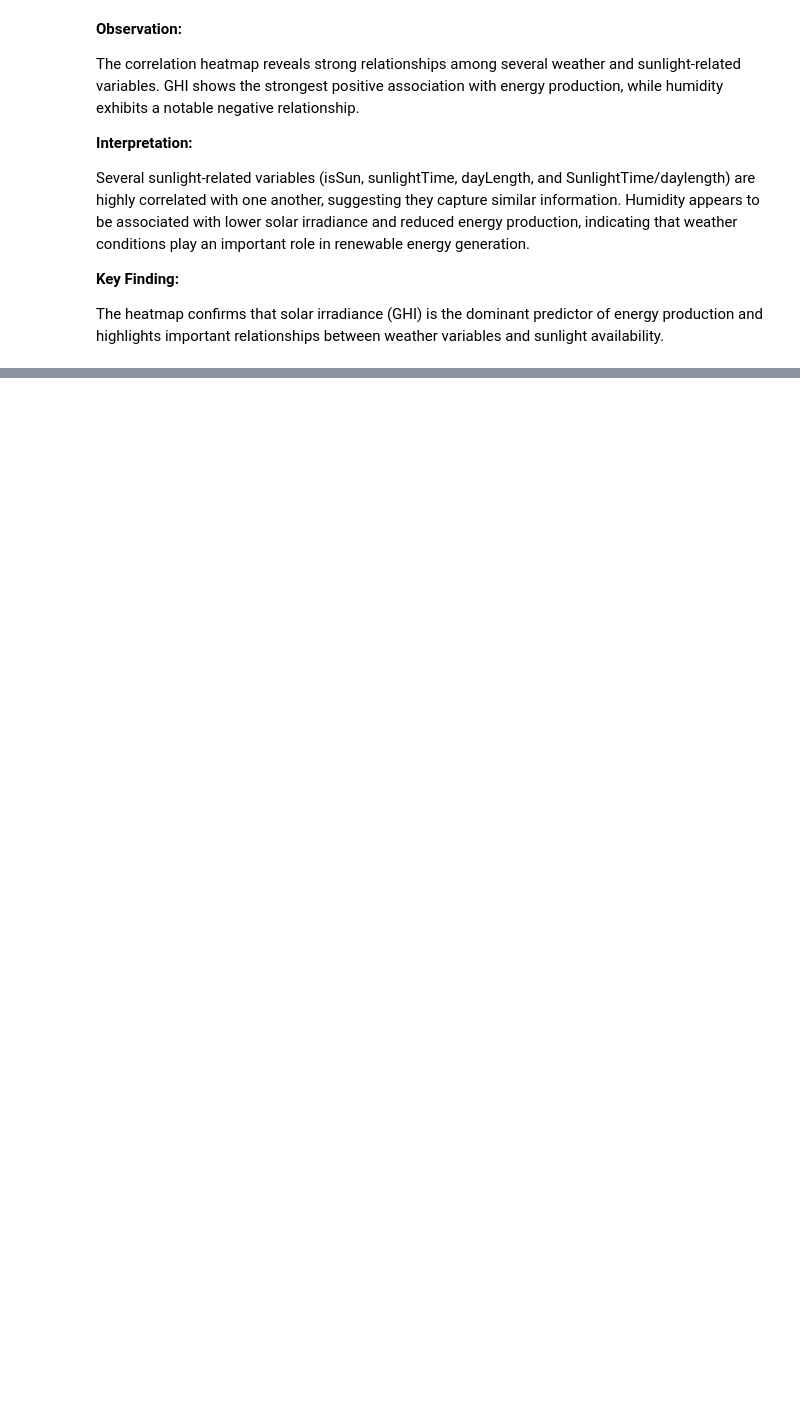
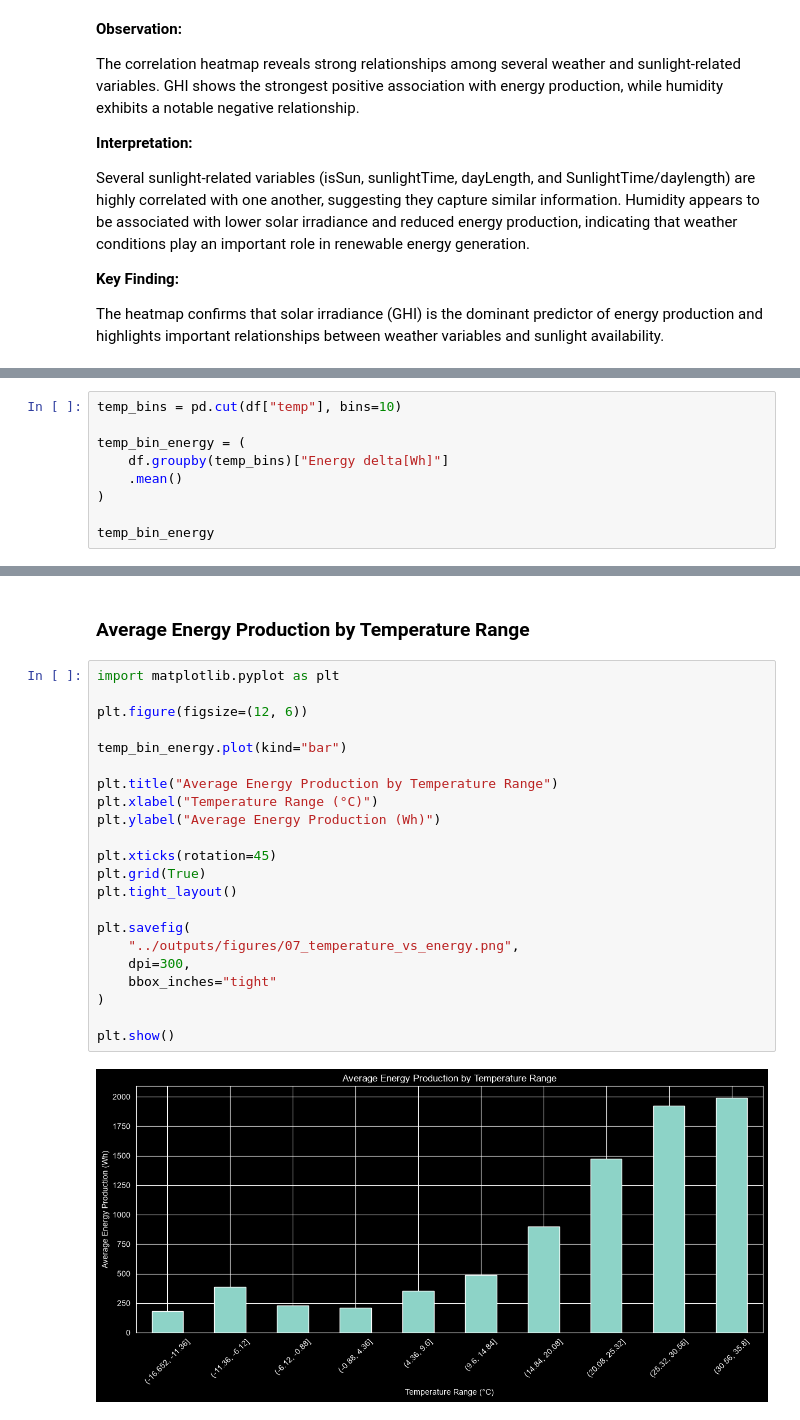
Before and after one commit to raminrad96/renewable-energy-intelligence, a Jupyter notebook: notebooks/01_data_understanding.ipynb, the cells around one changed output, grey strips where cells are left out. Drawn from its saved outputs; the diff is of its cells as text; blank space fills up the shorter version.

```diff
--- a/notebooks/01_data_understanding.ipynb
+++ b/notebooks/01_data_understanding.ipynb
@@ -490,0 +562,9 @@ The heatmap confirms that solar irradiance (GHI) is the dominant predictor of en
+# %%
+temp_bins = pd.cut(df["temp"], bins=10)
+
+temp_bin_energy = (
+    df.groupby(temp_bins)["Energy delta[Wh]"]
+    .mean()
+)
+
+temp_bin_energy
@@ -490,0 +596,26 @@ The heatmap confirms that solar irradiance (GHI) is the dominant predictor of en
+# %% [markdown]
+### Average Energy Production by Temperature Range
+# %%
+import matplotlib.pyplot as plt
+
+plt.figure(figsize=(12, 6))
+
+temp_bin_energy.plot(kind="bar")
+
+plt.title("Average Energy Production by Temperature Range")
+plt.xlabel("Temperature Range (°C)")
+plt.ylabel("Average Energy Production (Wh)")
+
+plt.xticks(rotation=45)
+plt.grid(True)
+plt.tight_layout()
+
+plt.savefig(
+    "../outputs/figures/07_temperature_vs_energy.png",
+    dpi=300,
+    bbox_inches="tight"
+)
+
+plt.show()
+# %% [output]
+[figure, added]
```
Also changed, not shown: parts of 51 cells of this notebook, 8 other files.
